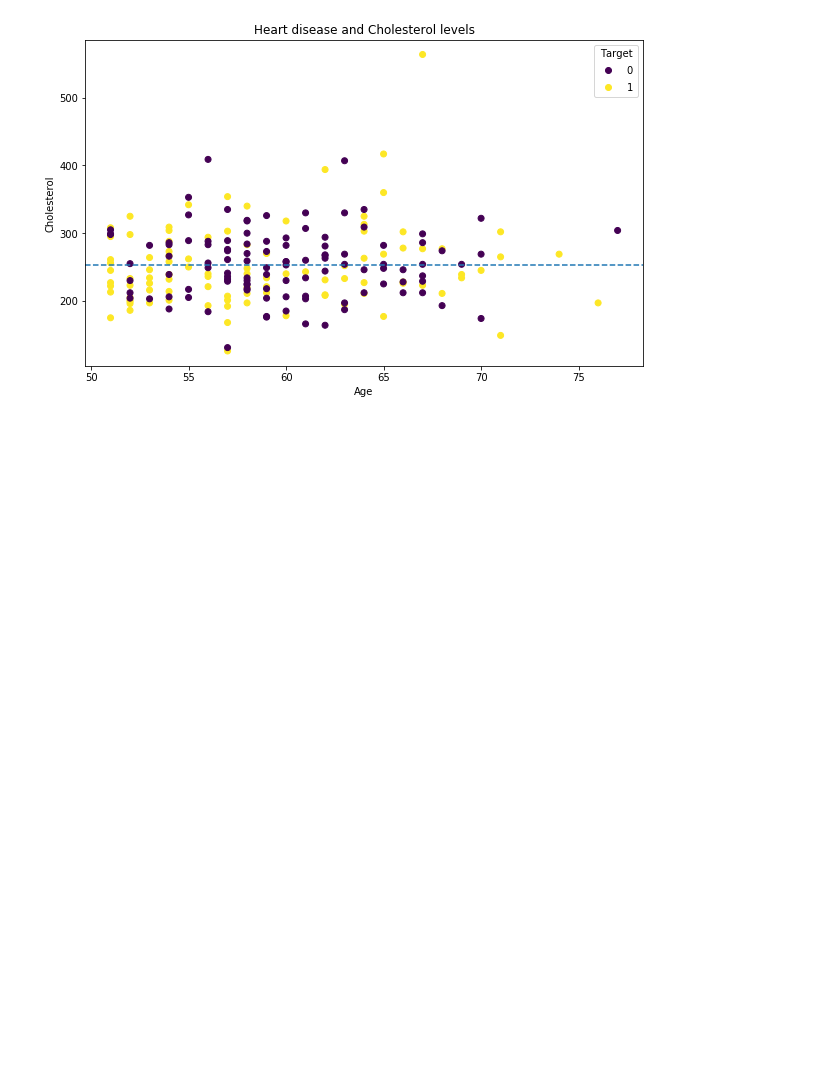
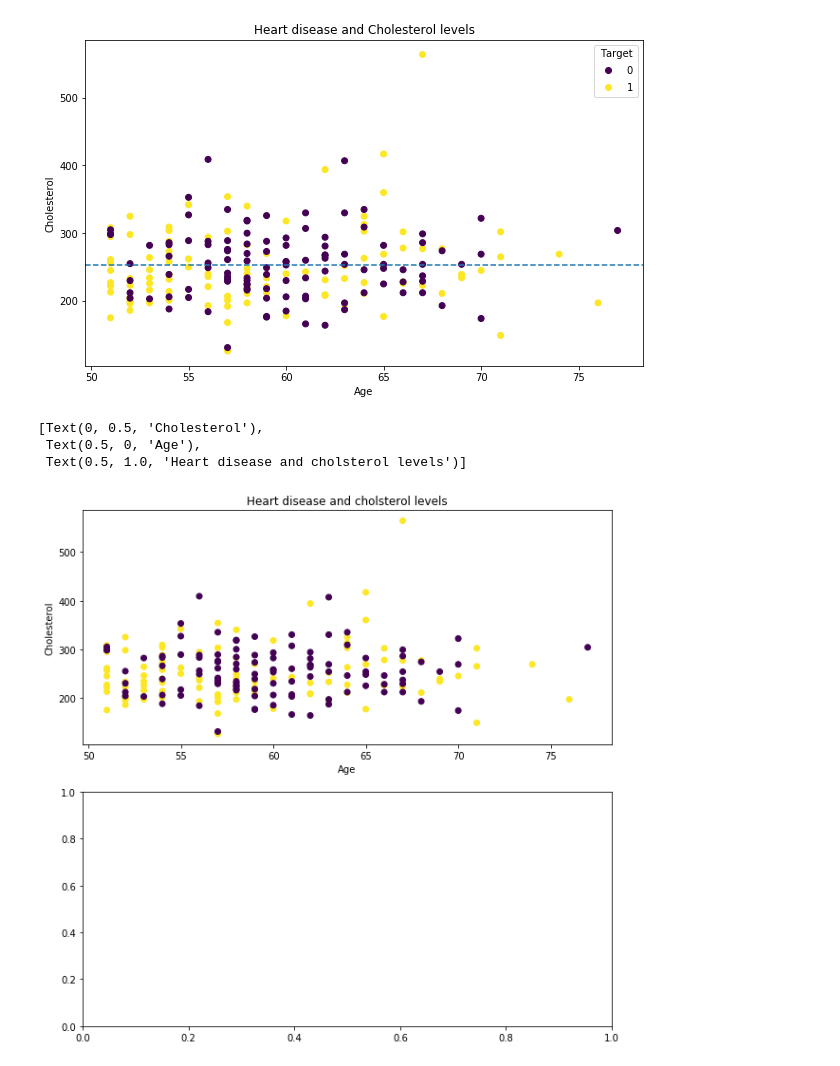
Before and after one commit to spinGreekGod/matplotlib, a Jupyter notebook: intro to matplotlib.ipynb, the cells around one changed output. Cells and saved outputs as stored; diff of their text form; code cells hidden in the pictures; blank space fills up the shorter version.

```diff
--- a/intro to matplotlib.ipynb
+++ b/intro to matplotlib.ipynb
@@ -333,3 +403,24 @@ ax.axhline(over_50["chol"].mean(),
            linestyle='--');
 # %% [output]
 [figure]
+# %%
+#subplot of chol, age ,thatalch
+
+fig, (ax0, ax1)= plt.subplots(nrows=2,
+                              ncols=1,
+                              figsize=(10, 10))
+
+# add data
+
+scatter = ax0.scatter(x=over_50["age"],
+                      y=over_50["chol"],
+                      c=over_50["target"])
+#customize ax0
+ax0.set(title="Heart disease and cholsterol levels",
+        xlabel="Age",
+        ylabel="Cholesterol")
+# %% [output]
+[Text(0, 0.5, 'Cholesterol'),
+ Text(0.5, 0, 'Age'),
+ Text(0.5, 1.0, 'Heart disease and cholsterol levels')]
+[figure, added]
```
Also changed, not shown: parts of 18 cells of this notebook.
